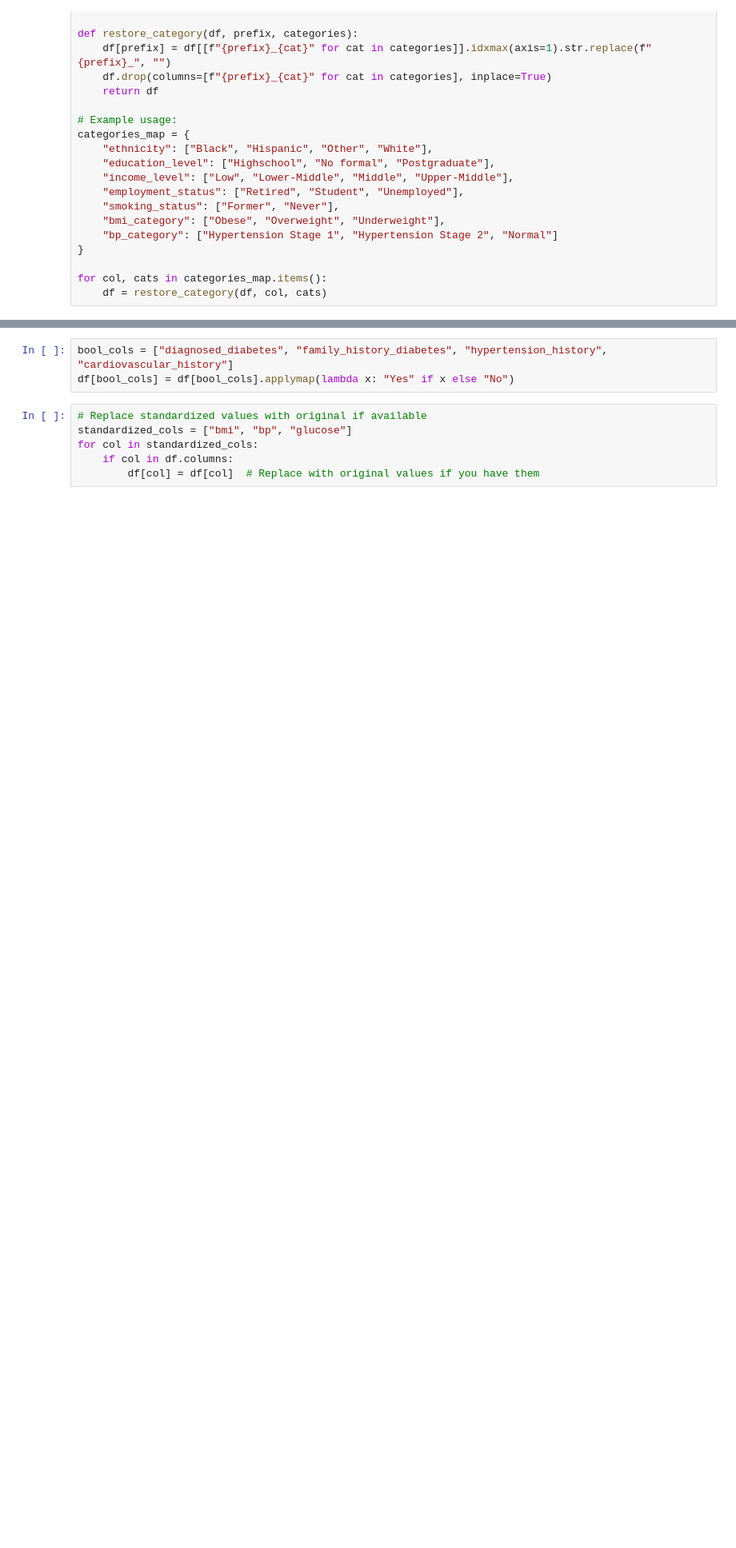
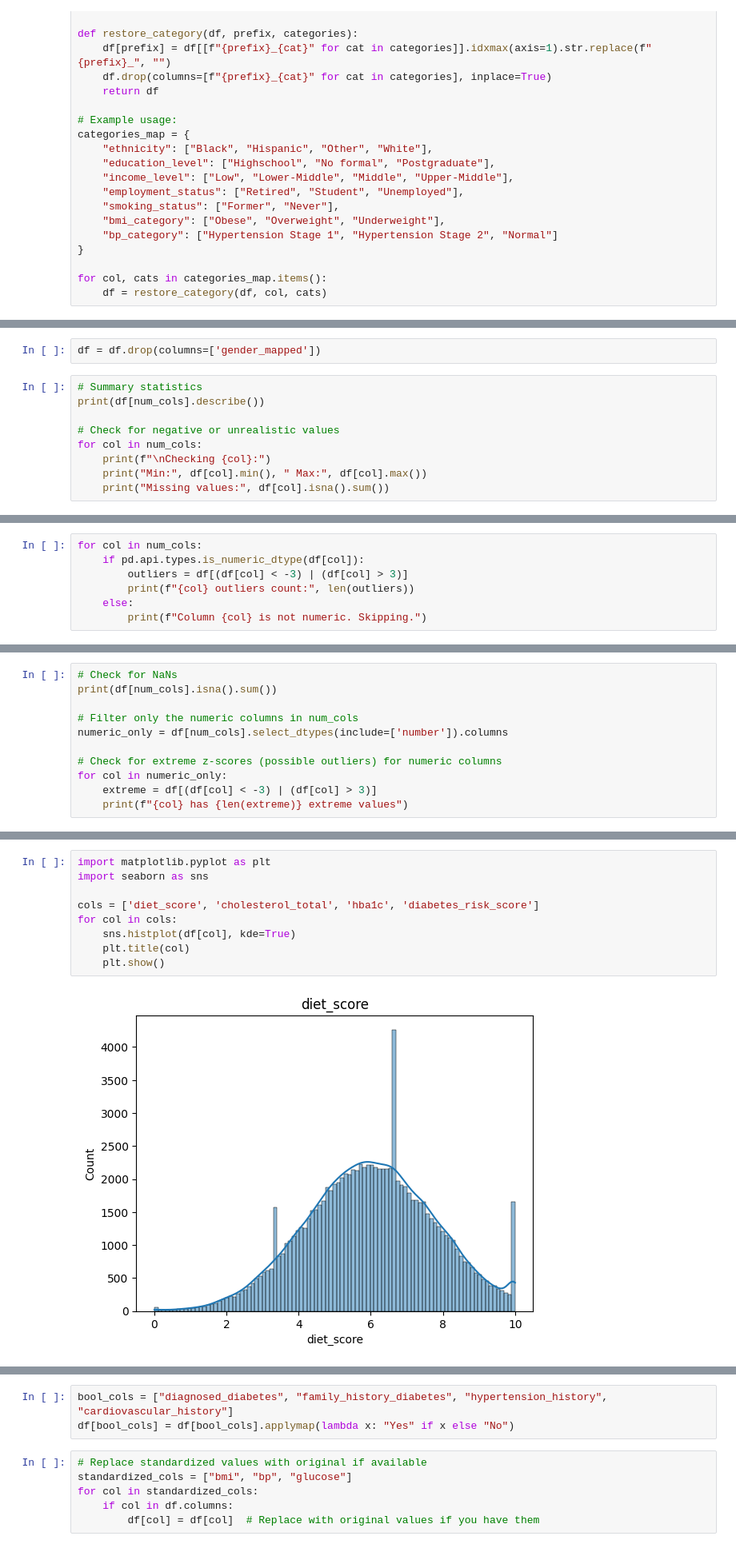
Before and after one commit to yuna639/Diabetes_Data, a Jupyter notebook: diabetes_abbreviated_EDA.ipynb, the cells around one changed output, grey strips where cells are left out. Shown at 80% size. Cells and saved outputs as stored; diff of their text form; blank space fills up the shorter version.

```diff
--- a/diabetes_abbreviated_EDA.ipynb
+++ b/diabetes_abbreviated_EDA.ipynb
@@ -172,0 +398,11 @@ for col, cats in categories_map.items():
+# %%
+df = df.drop(columns=['gender_mapped'])
+# %%
+# Summary statistics
+print(df[num_cols].describe())
+
+# Check for negative or unrealistic values
+for col in num_cols:
+    print(f"\nChecking {col}:")
+    print("Min:", df[col].min(), " Max:", df[col].max())
+    print("Missing values:", df[col].isna().sum())
@@ -172,0 +427,7 @@ for col, cats in categories_map.items():
+# %%
+for col in num_cols:
+    if pd.api.types.is_numeric_dtype(df[col]):
+        outliers = df[(df[col] < -3) | (df[col] > 3)]
+        print(f"{col} outliers count:", len(outliers))
+    else:
+        print(f"Column {col} is not numeric. Skipping.")
@@ -172,0 +452,11 @@ for col, cats in categories_map.items():
+# %%
+# Check for NaNs
+print(df[num_cols].isna().sum())
+
+# Filter only the numeric columns in num_cols
+numeric_only = df[num_cols].select_dtypes(include=['number']).columns
+
+# Check for extreme z-scores (possible outliers) for numeric columns
+for col in numeric_only:
+    extreme = df[(df[col] < -3) | (df[col] > 3)]
+    print(f"{col} has {len(extreme)} extreme values")
@@ -172,0 +493,11 @@ for col, cats in categories_map.items():
+# %%
+import matplotlib.pyplot as plt
+import seaborn as sns
+
+cols = ['diet_score', 'cholesterol_total', 'hba1c', 'diabetes_risk_score']
+for col in cols:
+    sns.histplot(df[col], kde=True)
+    plt.title(col)
+    plt.show()
+# %% [output]
+[figure, added]
```
Also changed, not shown: parts of 39 cells of this notebook, 2 other files.
